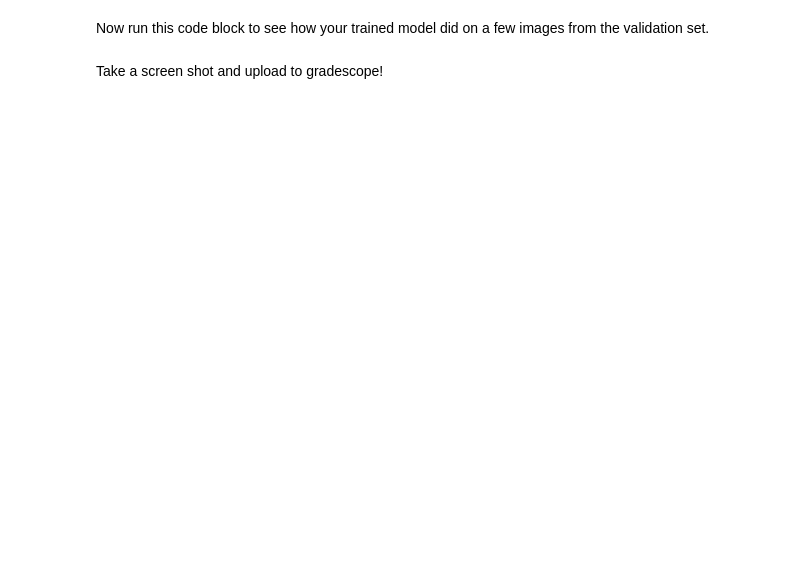
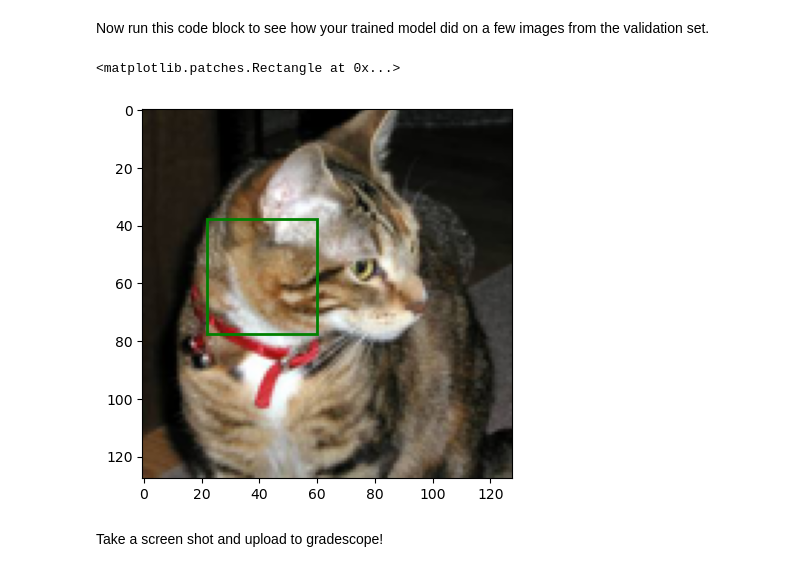
Before and after one commit to chrjohnson26/CS158, a Jupyter notebook: src/homework24.ipynb, the cells around one changed output. Cells and saved outputs as stored; diff of their text form; code cells hidden in the pictures; blank space fills up the shorter version.

```diff
--- a/src/homework24.ipynb
+++ b/src/homework24.ipynb
@@ -115,15 +115,21 @@ model=nn.Sequential(
     # nn.MaxPool2d(2),
 
     # Block 2:
-    nn.Conv2d(3, 16, kernel_size=(3,3), padding=1),
+    nn.Conv2d(3, 27, kernel_size=(3,3), padding=1),
     nn.ReLU(),
-    nn.BatchNorm2d(16),
+    nn.BatchNorm2d(27),
     nn.MaxPool2d(2),
 
     # Block 3:
-    nn.Conv2d(16, 32, kernel_size=(3,3), padding=1),
+    nn.Conv2d(27, 81, kernel_size=(3,3), padding=1),
     nn.ReLU(),
-    nn.BatchNorm2d(32),
+    nn.BatchNorm2d(81),
+    nn.MaxPool2d(2),
+
+    # Block 4:
+    nn.Conv2d(81, 127, kernel_size=(3,3), padding=1),
+    nn.ReLU(),
+    nn.BatchNorm2d(127),
     nn.MaxPool2d(2),
 
 
@@ -132,8 +138,8 @@ model=nn.Sequential(
     # Flatten
     nn.Flatten(),
 
-    # MLP -- Linear, ReLU, Dropout
-    nn.Linear(128, 64),
+    # # MLP -- Linear, ReLU, Dropout
+    nn.Linear(508, 64),
     nn.ReLU(),
     nn.Dropout(.1),
     nn.Linear(64,32),
@@ -142,12 +148,12 @@ model=nn.Sequential(
     nn.Linear(32, 16),
     nn.ReLU(),
     nn.Dropout(.1),
-    nn.Linear(16, 4),
-    nn.ReLU(),
-    nn.Dropout(.1),
+    # nn.Linear(16, 4),
+    # nn.ReLU(),
+    # nn.Dropout(.1),
 
-    # nn.Linear(x,4), # 4 outputs for each minx/y and max_x/y
-    # nn.Sigmoid()
+    nn.Linear(16,4), # 4 outputs for each minx/y and max_x/y
+    nn.Sigmoid()
 ).to(device)
 # %%
 print(model(X_train).shape)
@@ -202,24 +224,27 @@ KeyboardInterrupt:
 # %% [markdown]
 Now run this code block to see how your trained model did on a few images from the validation set.
 # %%
-image_num=0 #Change this to check different images
+image_num=124 #Change this to check different images
 
 model.eval()
 pred=model(X_val[image_num:image_num+1]).cpu().detach().numpy()
 xmin,ymin,xmax,ymax=pred[0]
 xmin*=IMAGE_SIZE[0]
 xmax*=IMAGE_SIZE[0]
 ymin*=IMAGE_SIZE[1]
 ymax*=IMAGE_SIZE[1]
 
 img = X_val[image_num].cpu()
 img = img * 0.5 + 0.5
 img = img.permute(1, 2, 0).numpy()     # C,H,W → H,W,C
 
 plt.imshow(img)
 plt.gca().add_patch(
     plt.Rectangle((xmin, ymin), xmax-xmin, ymax-ymin,
                   edgecolor='green', facecolor='none', linewidth=2)
 )
+# %% [output]
+<matplotlib.patches.Rectangle at 0x...>
+[figure, added]
 # %% [markdown]
 Take a screen shot and upload to gradescope!
```
Also changed, not shown: parts of 1 cell of this notebook.
